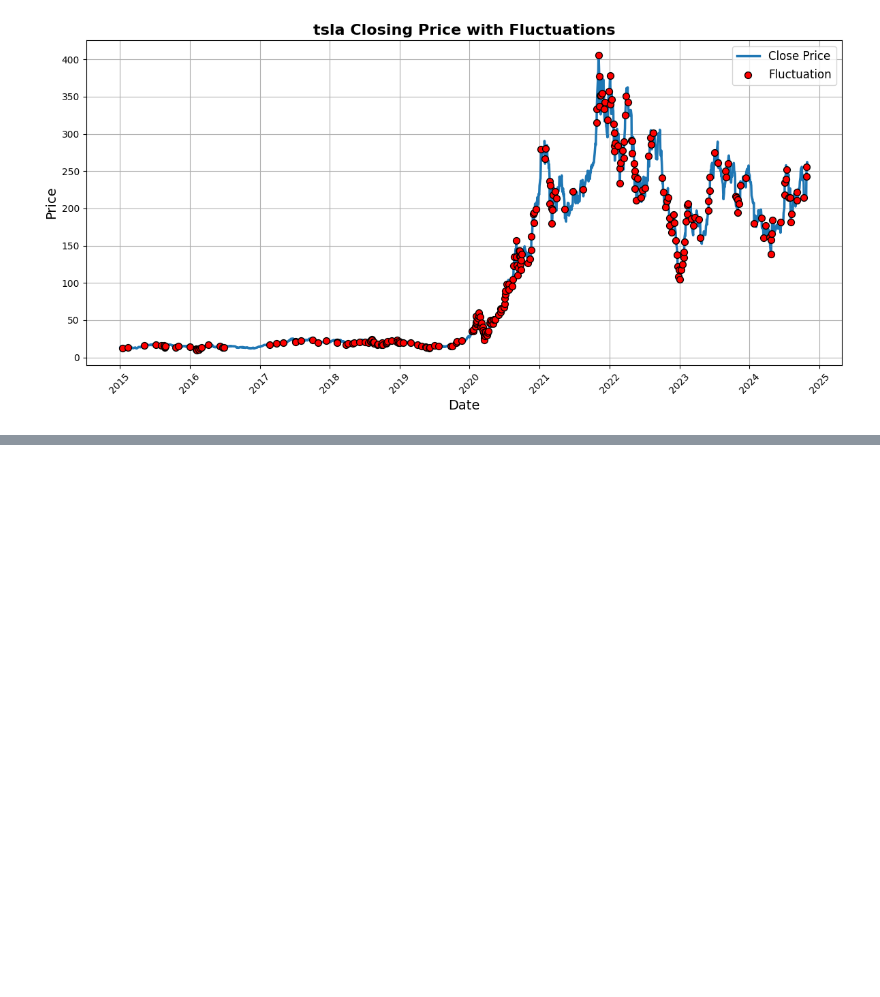
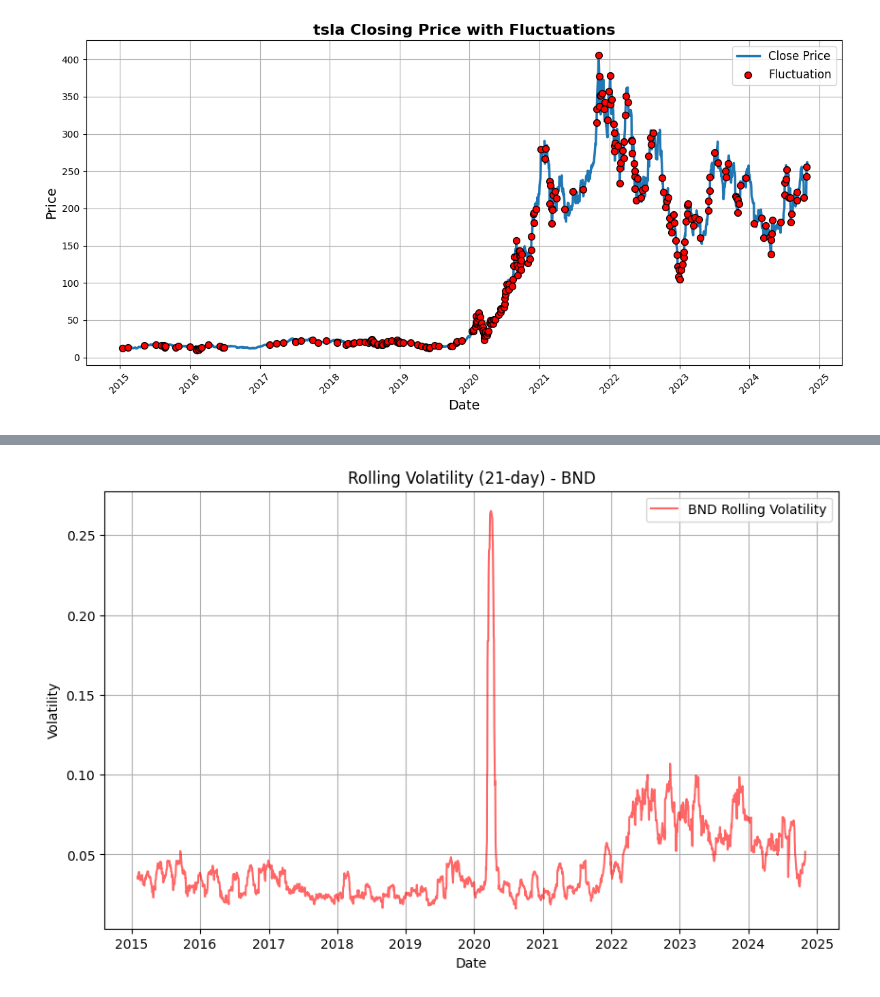
Before and after one commit to hermelawesene/GMF-portfolio-optimization--WEEK11, a Jupyter notebook: notebooks/preprocessing_eda.ipynb, the cells around one changed output, grey strips where cells are left out. Cells and saved outputs as stored; diff of their text form; code cells hidden in the pictures; blank space fills up the shorter version.

```diff
--- a/notebooks/preprocessing_eda.ipynb
+++ b/notebooks/preprocessing_eda.ipynb
@@ -161,0 +138,5 @@ plt.show()
+# %%
+#Calculate and plot the daily percentage change to observe volatility of BND.
+rolling_volatility(bnd_data, "BND")
+# %% [output]
+[figure, added]
```
Also changed, not shown: parts of 14 cells of this notebook, 1 other file.
